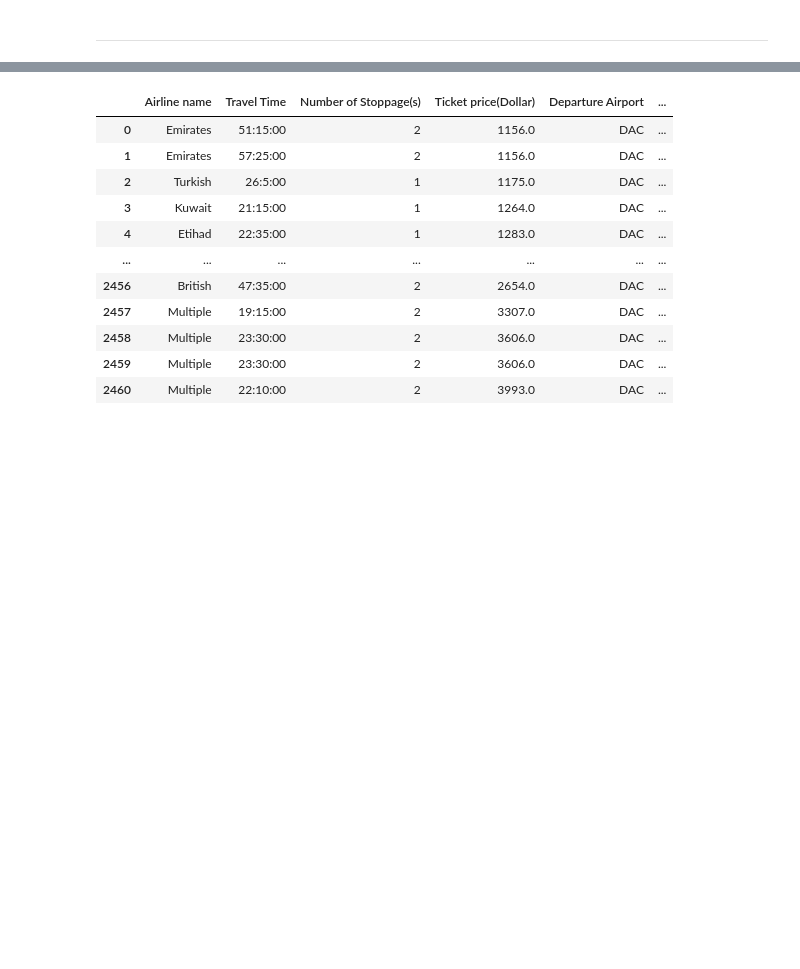
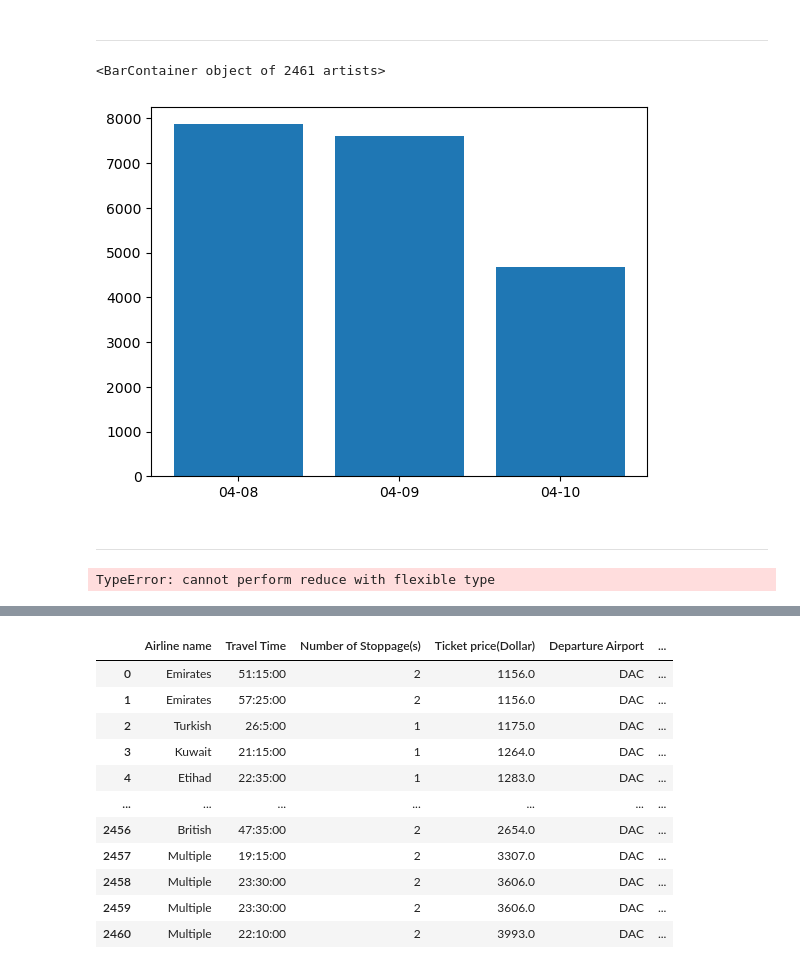
Before and after one commit to natalieheng/Project-2-Airline-Flight-Fares, a Jupyter notebook: Data Analysis for Project 2.ipynb, the cells around one changed output, grey strips where cells are left out. Cells and saved outputs as stored; diff of their text form; code cells hidden in the pictures; blank space fills up the shorter version.

Commit message:
Continued analysis

```diff
--- a/Data Analysis for Project 2.ipynb
+++ b/Data Analysis for Project 2.ipynb
@@ -213,3 +215,17 @@ reg1** 2
 0.1414101095076791
 # %% [markdown]
 ----------------------------------------------------------------------------------------------------------------------
+# %%
+#ANALYSIS 3
+#plot the prices of the airfares by the three days in Apr
+plt.bar(cleaned_flight['Arrival Date'], cleaned_flight['Ticket price(Dollar)'])
+# %% [output]
+<BarContainer object of 2461 artists>
+[figure, added]
+# %% [markdown]
+----------------------------------------------------------------------------------------------------------------------
+# %%
+#ANALYSIS 4: statistical difference between price and arrival date
+stats.ttest_ind('04-08', '04-09', equal_var = True)
+# %% [output]
+TypeError: cannot perform reduce with flexible type
```
Also changed, not shown: parts of 10 cells of this notebook.
